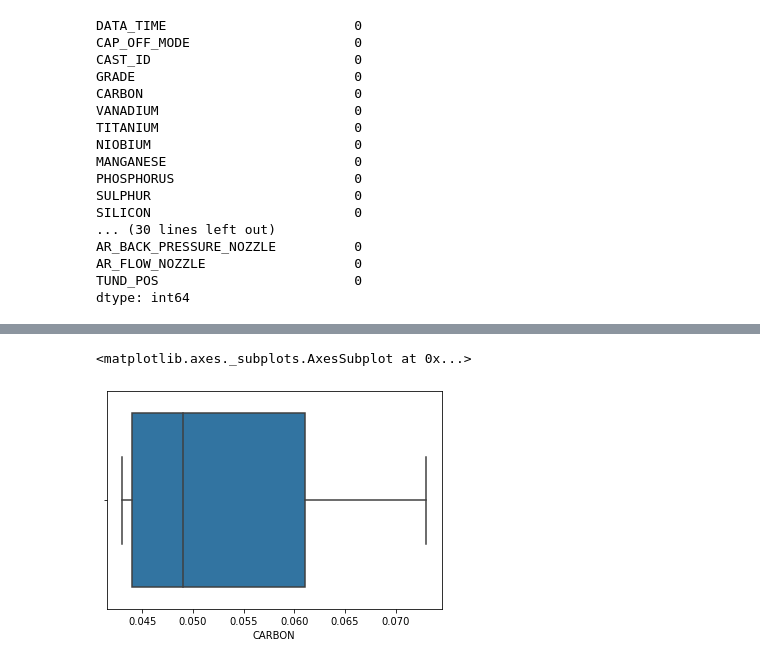
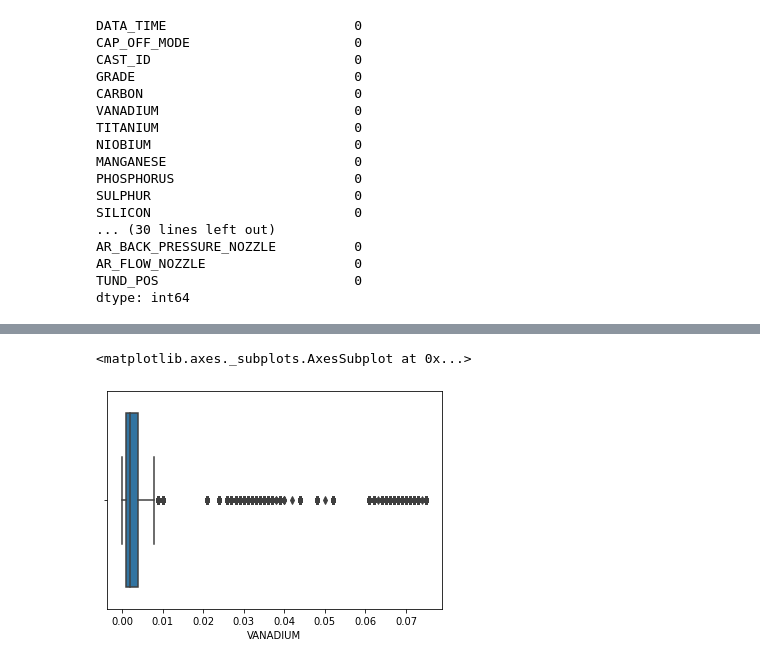
Before and after one commit to joannejuneie/Prediction_of_heat_flux, a Jupyter notebook: Heat_flux.ipynb, the cells around one changed output, grey strips where cells are left out. Cells and saved outputs as stored; diff of their text form; code cells hidden in the pictures.

```diff
--- a/Heat_flux.ipynb
+++ b/Heat_flux.ipynb
@@ -12,5 +17,6 @@ from sklearn.feature_selection import RFE
 # %%
-data_linear=pd.read_csv(r"/content/April-June_22.csv")
+#Reading the csv file
+data_linear=pd.read_csv(r"/content/drive/MyDrive/Colab Notebooks/April-June_22.csv")
 df=pd.DataFrame(data_linear)
 print(df.shape)
 # %% [output]
@@ -124 +134,7 @@ dtype: object
+# %%
+#boxplot of an attribute
+sns.boxplot(x=df['VANADIUM'])
+# %% [output]
+<matplotlib.axes._subplots.AxesSubplot at 0x...>
+[figure, added]
 # %%
@@ -126,9 +143,4 @@ to_drop=['DATA_TIME']
 df.drop(to_drop, inplace=True, axis=1)
-# %%
-sns.boxplot(x=df['CARBON'])
-# %% [output]
-<matplotlib.axes._subplots.AxesSubplot at 0x...>
-[figure, removed]
 # %%
 from scipy import stats
 import numpy as np
```
Also changed, not shown: parts of 46 cells of this notebook.
